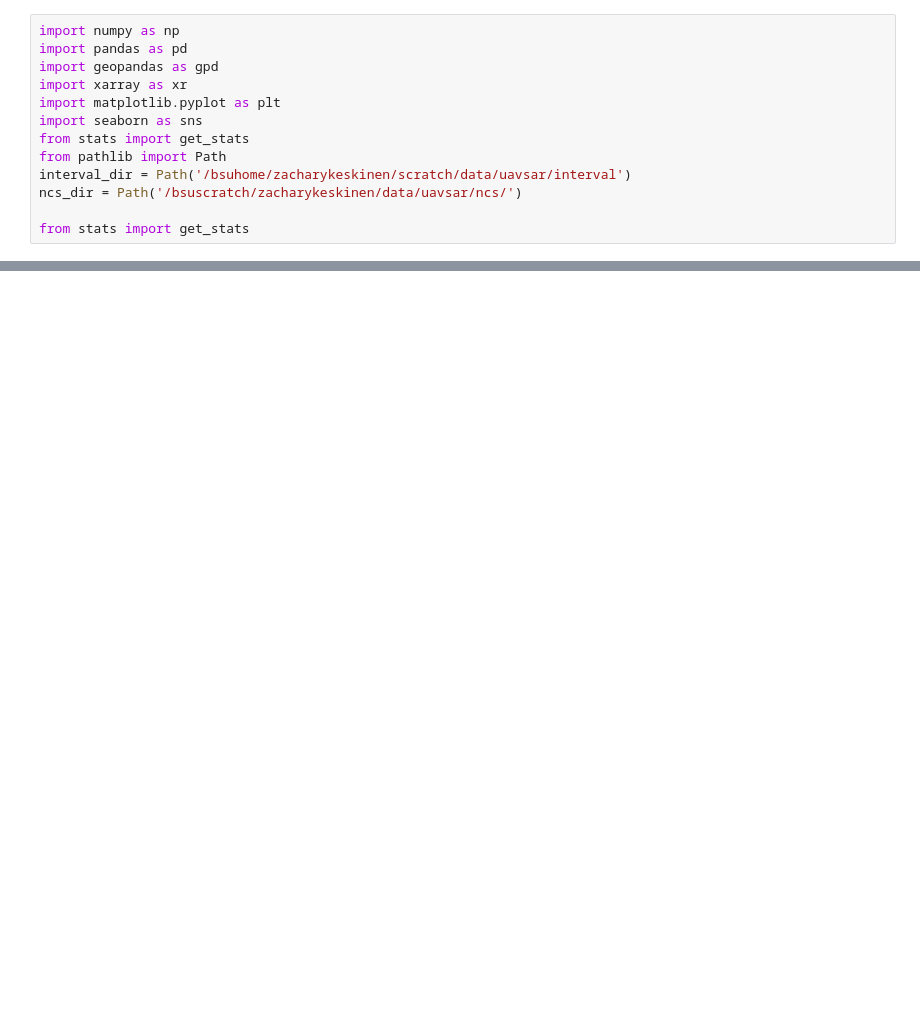
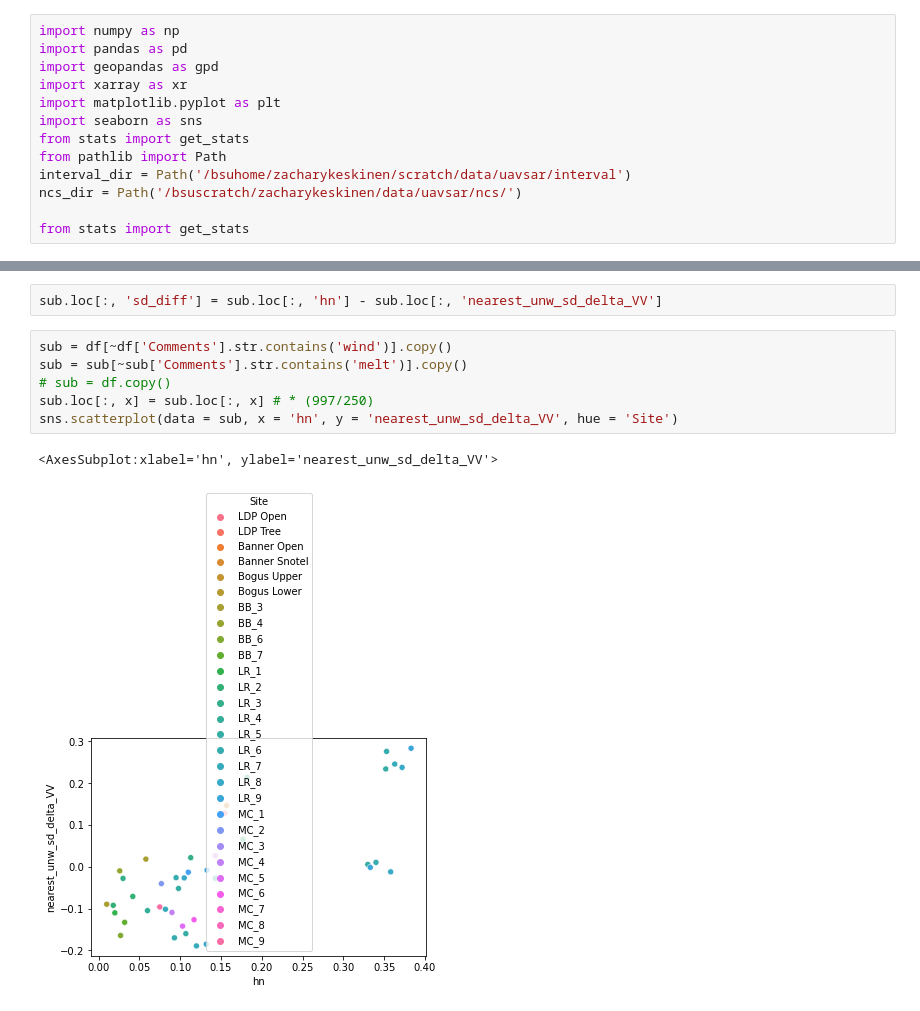
Before and after one commit to ZachHoppinen/uavsar-validation, a Jupyter notebook: src/play/interval.ipynb, the cells around one changed output, grey strips where cells are left out. Cells and saved outputs as stored; diff of their text form; blank space fills up the shorter version.

```diff
--- a/src/play/interval.ipynb
+++ b/src/play/interval.ipynb
@@ -49,0 +86,11 @@ for x in ['unw_sd_delta_VV', 'int_sd_delta_VV', 'nearest_int_sd_delta_VV', 'near
+# %%
+sub.loc[:, 'sd_diff'] = sub.loc[:, 'hn'] - sub.loc[:, 'nearest_unw_sd_delta_VV']
+# %%
+sub = df[~df['Comments'].str.contains('wind')].copy()
+sub = sub[~sub['Comments'].str.contains('melt')].copy()
+# sub = df.copy()
+sub.loc[:, x] = sub.loc[:, x] # * (997/250)
+sns.scatterplot(data = sub, x = 'hn', y = 'nearest_unw_sd_delta_VV', hue = 'Site')
+# %% [output]
+<AxesSubplot:xlabel='hn', ylabel='nearest_unw_sd_delta_VV'>
+[figure, added]
```
Also changed, not shown: parts of 11 cells of this notebook, 7 other files.
